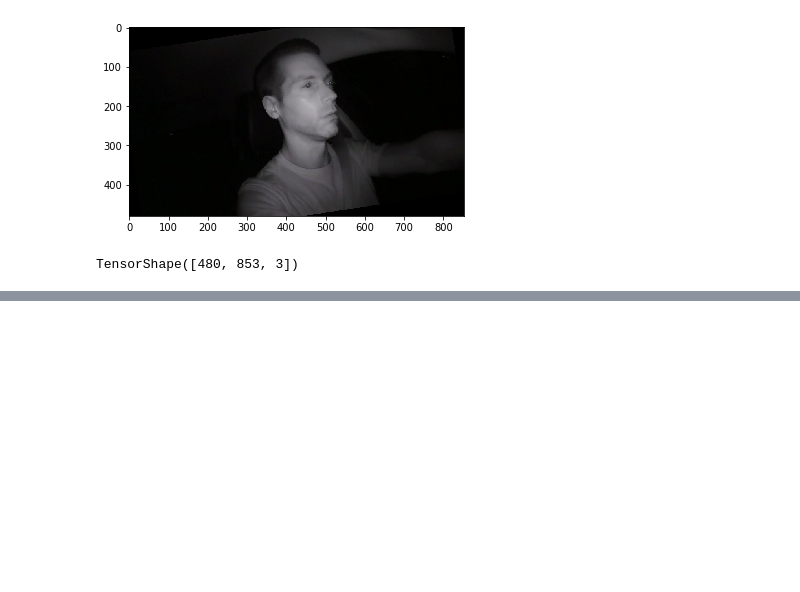
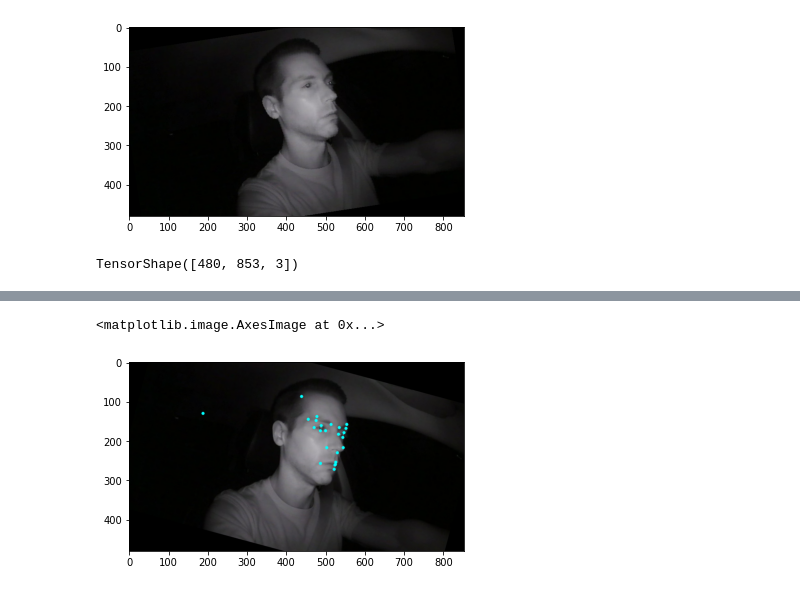
Before and after one commit to hkang106/dms, a Jupyter notebook: rotate.ipynb, the cells around one changed output, grey strips where cells are left out. Saved outputs shown, nothing was run; the diff lists cells and outputs as text; code cells hidden in the pictures; blank space fills up the shorter version.

```diff
--- a/rotate.ipynb
+++ b/rotate.ipynb
@@ -187,0 +100,10 @@ array([[397.62015,  94.97476],
+# %%
+landm = np.reshape(landm, (-1,2))
+# %%
+# add ones
+ones = np.ones(shape=(len(landm), 1))
+
+landm_ones = np.hstack([landm, ones])
+
+# transform points
+new_landm = M.dot(landm_ones.T).T
@@ -187,0 +130,8 @@ array([[397.62015,  94.97476],
+# %%
+for i in range(0,24):
+    dst = cv2.circle(dst, (int(new_landm[i][0]), int(new_landm[i][1])), 4, (0,255,255), -1)
+# %%
+plt.imshow(dst)
+# %% [output]
+<matplotlib.image.AxesImage at 0x...>
+[figure, added]
```
Also changed, not shown: parts of 22 cells of this notebook.
